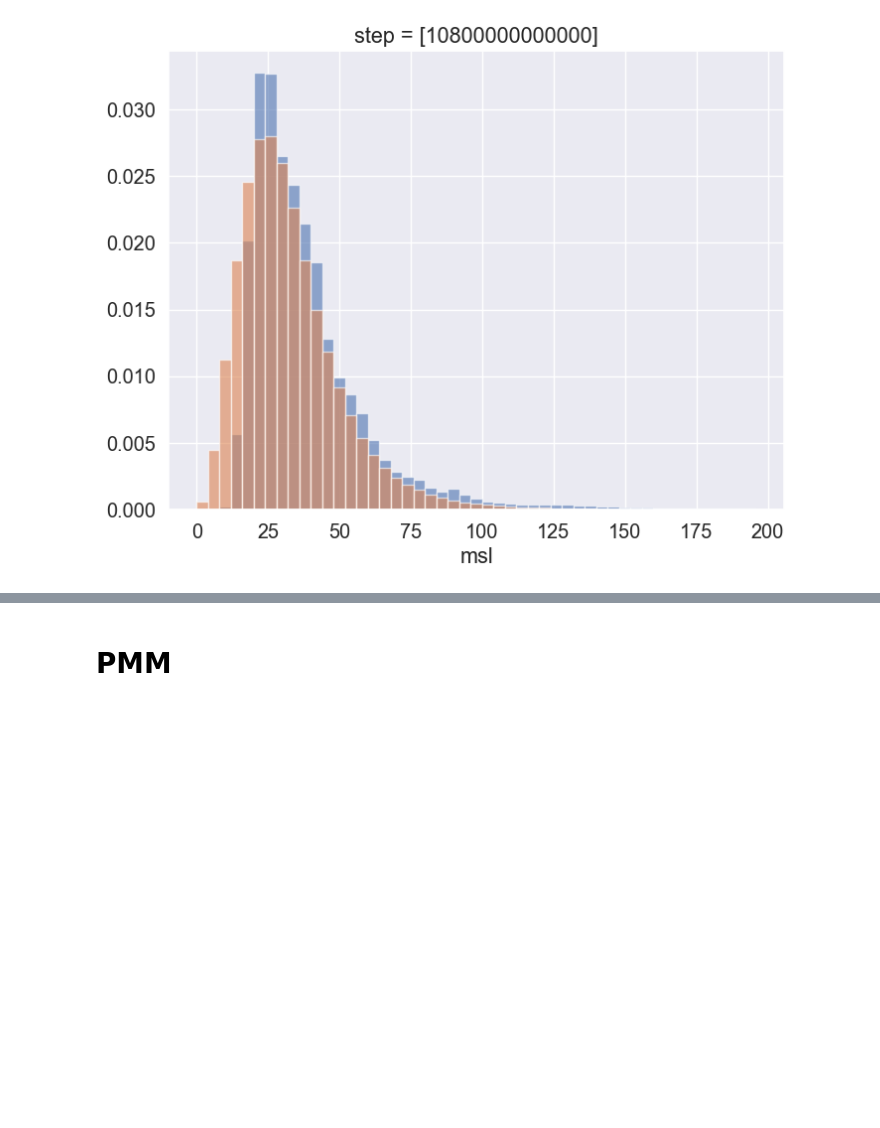
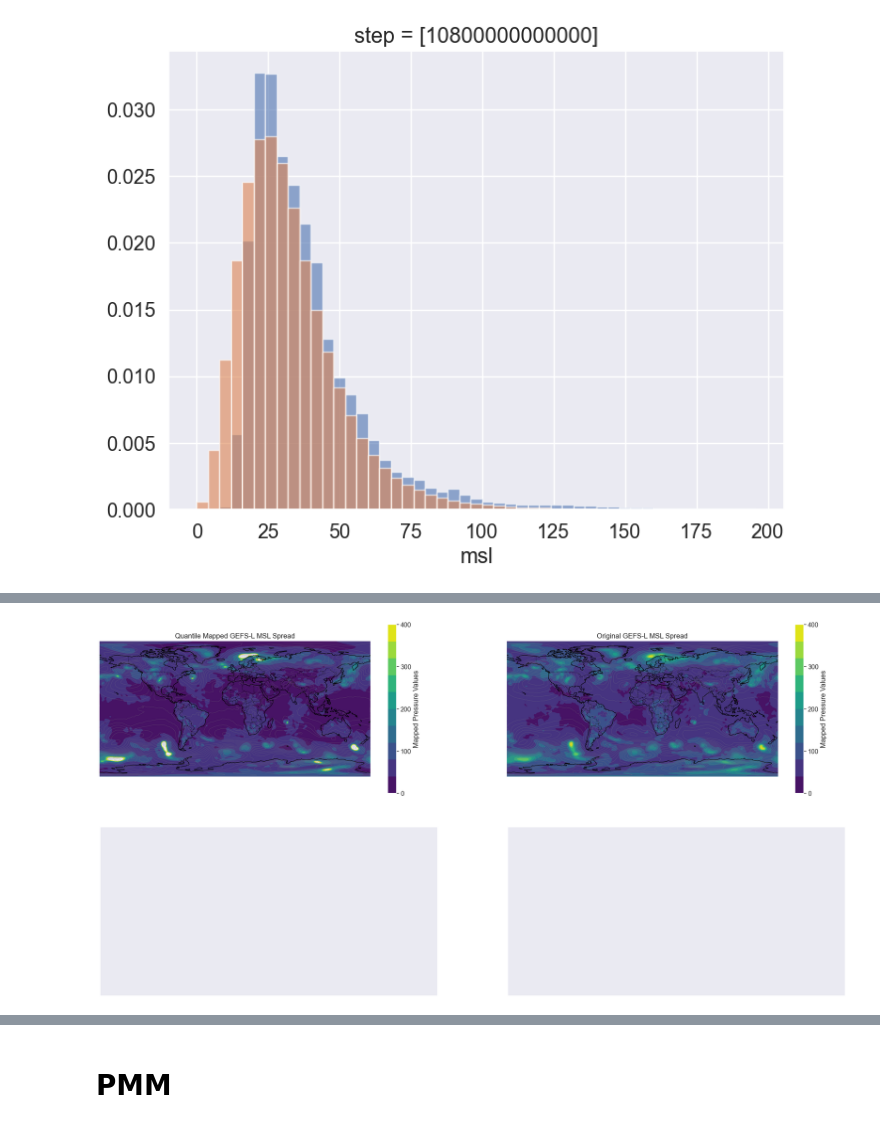
Before and after one commit to aaTman/espr, a Jupyter notebook: espr/testing_notebook.ipynb, the cells around one changed output, grey strips where cells are left out. Drawn from its saved outputs; the diff is of its cells as text; code cells hidden in the pictures; blank space fills up the shorter version.

```diff
--- a/espr/testing_notebook.ipynb
+++ b/espr/testing_notebook.ipynb
@@ -137,7 +117,7 @@ import cartopy.crs as ccrs
 import cartopy.feature as cfeature
 
 # Reshape the mapped data to the original shape
-reshaped_data = mapped_gefs_l_data.reshape(gefs_l.gespr['prmsl'].shape)
+reshaped_data = mapped_gefs_l_data.reshape(gefs_l.ge_spr['prmsl'].shape)
 
 # Create a figure and axis with Cartopy projection
 fig, ax = plt.subplots(2,2,figsize=(30, 15), subplot_kw={'projection': ccrs.PlateCarree()})
@@ -148,42 +128,44 @@ ax[0].coastlines()
 ax[0].add_feature(cfeature.BORDERS, linestyle=':')
 # Add coastlines and borders for better visualization
 ax[1].coastlines()
 ax[1].add_feature(cfeature.BORDERS, linestyle=':')
 # Plot the data
-contour1 = ax[0].contourf(gefs_l.gespr['longitude'],
-gefs_l.gespr['latitude'],
+contour1 = ax[0].contourf(gefs_l.ge_spr['longitude'],
+gefs_l.ge_spr['latitude'],
 reshaped_data[0, :, :],
 transform=ccrs.PlateCarree(),
 cmap='viridis',
 levels=np.linspace(0,400,11))
 
-emean_contour = ax[0].contour(gefs_l.gespr['longitude'],
-gefs_l.gespr['latitude'],
-gefs_l.geavg['prmsl'].squeeze()/100,
+emean_contour = ax[0].contour(gefs_l.ge_spr['longitude'],
+gefs_l.ge_spr['latitude'],
+gefs_l.ge_avg['prmsl'].squeeze()/100,
 transform=ccrs.PlateCarree(),
 colors='gray',
 levels=np.arange(950,1050,4),linewidths=0.25)
 
 ax[0].set_title('Quantile Mapped GEFS-L MSL Spread')
-contour2 = ax[1].contourf(gefs_l.gespr['longitude'],
-gefs_l.gespr['latitude'],
-gefs_l.gespr['prmsl'].squeeze(),
+contour2 = ax[1].contourf(gefs_l.ge_spr['longitude'],
+gefs_l.ge_spr['latitude'],
+gefs_l.ge_spr['prmsl'].squeeze(),
 transform=ccrs.PlateCarree(),
 cmap='viridis',
 levels=np.linspace(0,400,11)
 )
-emean_contour = ax[1].contour(gefs_l.gespr['longitude'],
-gefs_l.gespr['latitude'],
-gefs_l.geavg['prmsl'].squeeze()/100,
+emean_contour = ax[1].contour(gefs_l.ge_spr['longitude'],
+gefs_l.ge_spr['latitude'],
+gefs_l.ge_avg['prmsl'].squeeze()/100,
 transform=ccrs.PlateCarree(),
 colors='gray',
 levels=np.arange(950,1050,4),linewidths=0.25)
 ax[1].set_title('Original GEFS-L MSL Spread')
 # Add a colorbar
 cbar1 = plt.colorbar(contour1, ax=ax[0], orientation='vertical', pad=0.05,ticks=[0,100,200,300,400])
 cbar2 = plt.colorbar(contour2, ax=ax[1], orientation='vertical', pad=0.05,ticks=[0,100,200,300,400])
 
 cbar1.set_label('Mapped Pressure Values')
 cbar2.set_label('Mapped Pressure Values')
 plt.show()
+# %% [output]
+[figure, added]
 # %%
```
Also changed, not shown: parts of 11 cells of this notebook.
